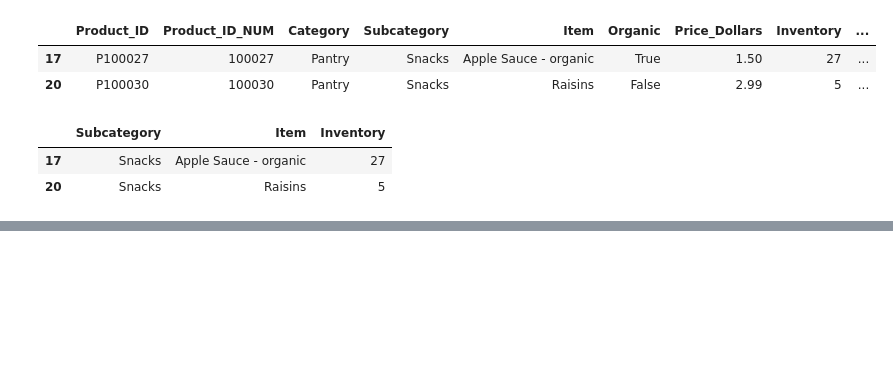
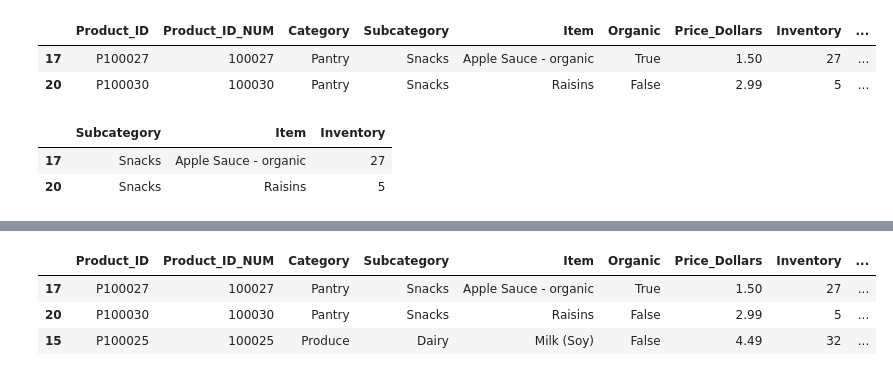
Before and after one commit to sairaawahid/Data-Science-in-Python-Data-Prep-EDA, a Jupyter notebook: Exploratory Data Analysis/Exploratory_data_analysis.ipynb, the cells around one changed output, grey strips where cells are left out. Saved outputs shown, nothing was run; the diff lists cells and outputs as text; code cells hidden in the pictures; blank space fills up the shorter version.

```diff
--- a/Exploratory Data Analysis/Exploratory_data_analysis.ipynb
+++ b/Exploratory Data Analysis/Exploratory_data_analysis.ipynb
@@ -85,0 +151,8 @@ groceries.loc[mask, ['Subcategory', 'Item', 'Inventory']]
+# %%
+# Chain on sort_values
+groceries[groceries['Low Inventory'] == 'Low inventory'].sort_values('Price_Dollars')
+# %% [output]
+|  | Product_ID | Product_ID_NUM | Category | Subcategory | Item | Organic | Price_Dollars | Inventory | ... |
+| 17 | P100027 | 100027 | Pantry | Snacks | Apple Sauce - organic | True | 1.50 | 27 | ... |
+| 20 | P100030 | 100030 | Pantry | Snacks | Raisins | False | 2.99 | 5 | ... |
+| 15 | P100025 | 100025 | Produce | Dairy | Milk (Soy) | False | 4.49 | 32 | ... |
```
Also changed, not shown: parts of 5 cells of this notebook.
